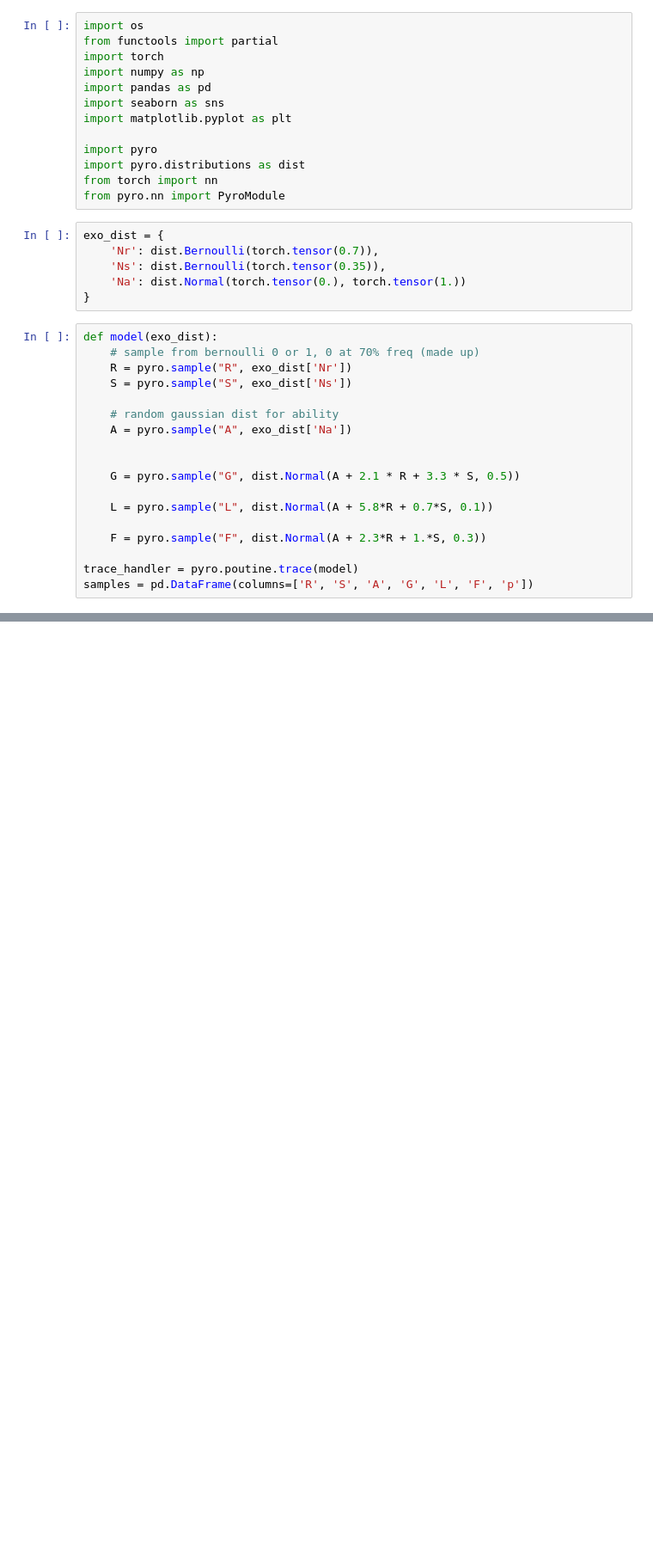
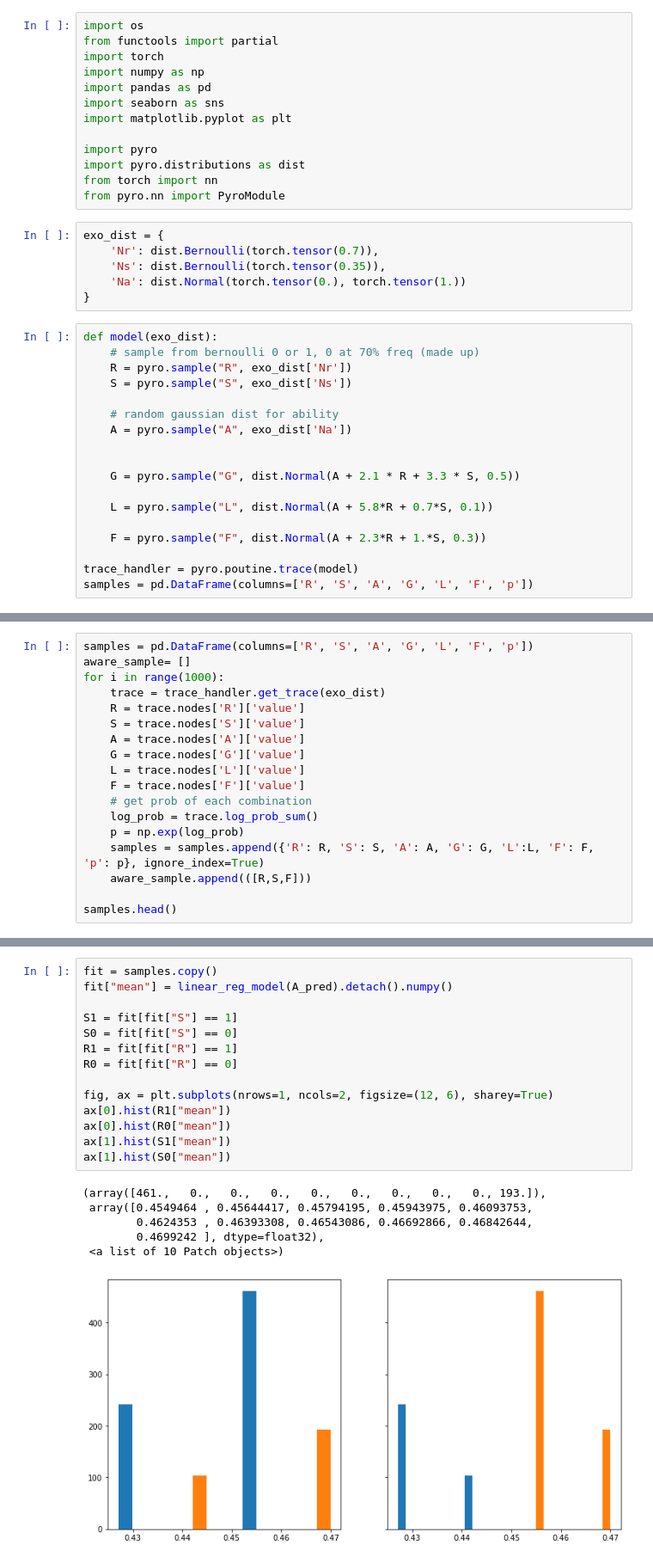
Before and after one commit to Kaaii/CS7290_Fairness_Eval_Project, a Jupyter notebook: Ollie_Project_Unaware.ipynb, the cells around one changed output, grey strips where cells are left out. Shown at 86% size. Drawn from its saved outputs; the diff is of its cells as text; blank space fills up the shorter version.

```diff
--- a/Ollie_Project_Unaware.ipynb
+++ b/Ollie_Project_Unaware.ipynb
@@ -148,0 +262,18 @@ ax[1].hist(S0["mean"])
+# %%
+samples = pd.DataFrame(columns=['R', 'S', 'A', 'G', 'L', 'F', 'p'])
+aware_sample= []
+for i in range(1000):
+    trace = trace_handler.get_trace(exo_dist)
+    R = trace.nodes['R']['value']
+    S = trace.nodes['S']['value']
+    A = trace.nodes['A']['value']
+    G = trace.nodes['G']['value']
+    L = trace.nodes['L']['value']
+    F = trace.nodes['F']['value']
+    # get prob of each combination
+    log_prob = trace.log_prob_sum()
+    p = np.exp(log_prob)
+    samples = samples.append({'R': R, 'S': S, 'A': A, 'G': G, 'L':L, 'F': F, 'p': p}, ignore_index=True)
+    aware_sample.append(([R,S,F]))
+
+samples.head()
@@ -148,0 +373,21 @@ ax[1].hist(S0["mean"])
+# %%
+fit = samples.copy()
+fit["mean"] = linear_reg_model(A_pred).detach().numpy()
+
+S1 = fit[fit["S"] == 1]
+S0 = fit[fit["S"] == 0]
+R1 = fit[fit["R"] == 1]
+R0 = fit[fit["R"] == 0]
+
+fig, ax = plt.subplots(nrows=1, ncols=2, figsize=(12, 6), sharey=True)
+ax[0].hist(R1["mean"])
+ax[0].hist(R0["mean"])
+ax[1].hist(S1["mean"])
+ax[1].hist(S0["mean"])
+# %% [output]
+(array([461.,   0.,   0.,   0.,   0.,   0.,   0.,   0.,   0., 193.]),
+ array([0.4549464 , 0.45644417, 0.45794195, 0.45943975, 0.46093753,
+        0.4624353 , 0.46393308, 0.46543086, 0.46692866, 0.46842644,
+        0.4699242 ], dtype=float32),
+ <a list of 10 Patch objects>)
+[figure, added]
```
Also changed, not shown: parts of 11 cells of this notebook.
